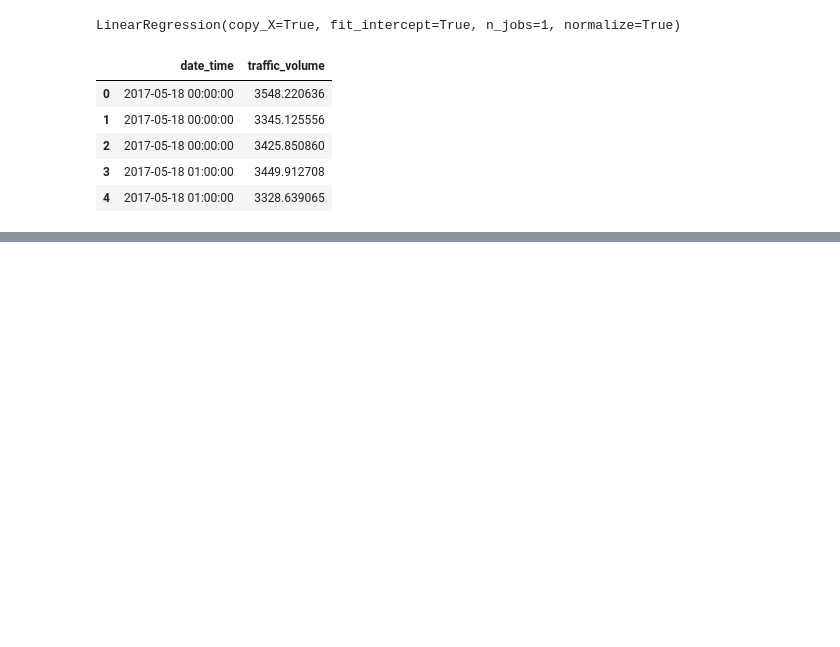
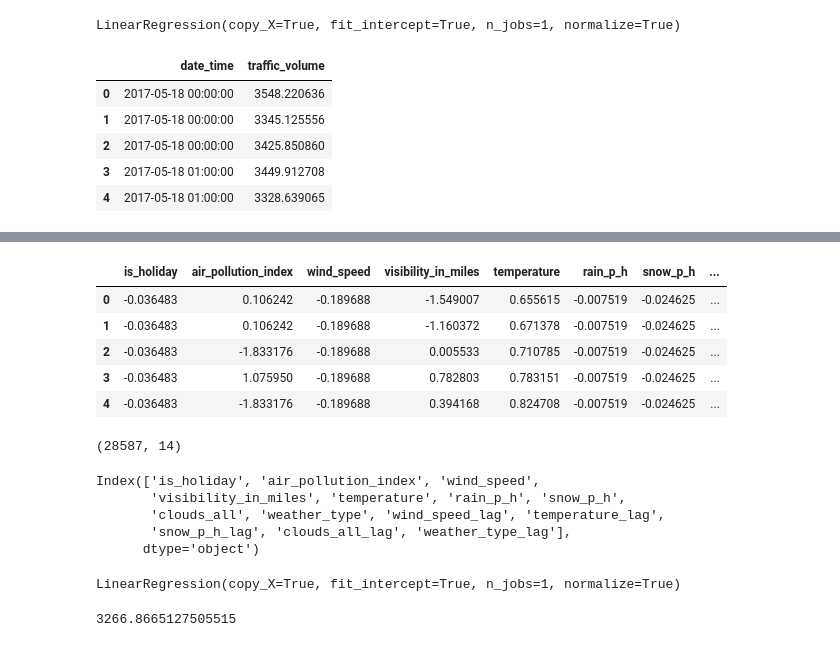
Before and after one commit to Vedant1202/traffic_prediction_sangam_2019, a Jupyter notebook: Training.ipynb, the cells around one changed output, grey strips where cells are left out. Drawn from its saved outputs; the diff is of its cells as text; code cells hidden in the pictures; blank space fills up the shorter version.

```diff
--- a/Training.ipynb
+++ b/Training.ipynb
@@ -975,0 +1014,21 @@ lin_preds_v1_df.to_csv('./predictions/lin_preds_v1_df.csv', index=False)
+# %%
+train_df5_std.head()
+# %% [output]
+|  | is_holiday | air_pollution_index | wind_speed | visibility_in_miles | temperature | rain_p_h | snow_p_h | ... |
+| 0 | -0.036483 | 0.106242 | -0.189688 | -1.549007 | 0.655615 | -0.007519 | -0.024625 | ... |
+| 1 | -0.036483 | 0.106242 | -0.189688 | -1.160372 | 0.671378 | -0.007519 | -0.024625 | ... |
+| 2 | -0.036483 | -1.833176 | -0.189688 | 0.005533 | 0.710785 | -0.007519 | -0.024625 | ... |
+| 3 | -0.036483 | 1.075950 | -0.189688 | 0.782803 | 0.783151 | -0.007519 | -0.024625 | ... |
+| 4 | -0.036483 | -1.833176 | -0.189688 | 0.394168 | 0.824708 | -0.007519 | -0.024625 | ... |
+# %%
+train_df5.shape
+# %% [output]
+(28587, 14)
+# %%
+train_df5.columns
+# %% [output]
+Index(['is_holiday', 'air_pollution_index', 'wind_speed',
+       'visibility_in_miles', 'temperature', 'rain_p_h', 'snow_p_h',
+       'clouds_all', 'weather_type', 'wind_speed_lag', 'temperature_lag',
+       'snow_p_h_lag', 'clouds_all_lag', 'weather_type_lag'],
+      dtype='object')
@@ -975,0 +1037,8 @@ lin_preds_v1_df.to_csv('./predictions/lin_preds_v1_df.csv', index=False)
+# %%
+lin_reg_3.fit(train_df5_std, df3_y)
+# %% [output]
+LinearRegression(copy_X=True, fit_intercept=True, n_jobs=1, normalize=True)
+# %%
+lin_reg_3.intercept_
+# %% [output]
+3266.8665127505515
```
Also changed, not shown: parts of 63 cells of this notebook, 26 other files.
